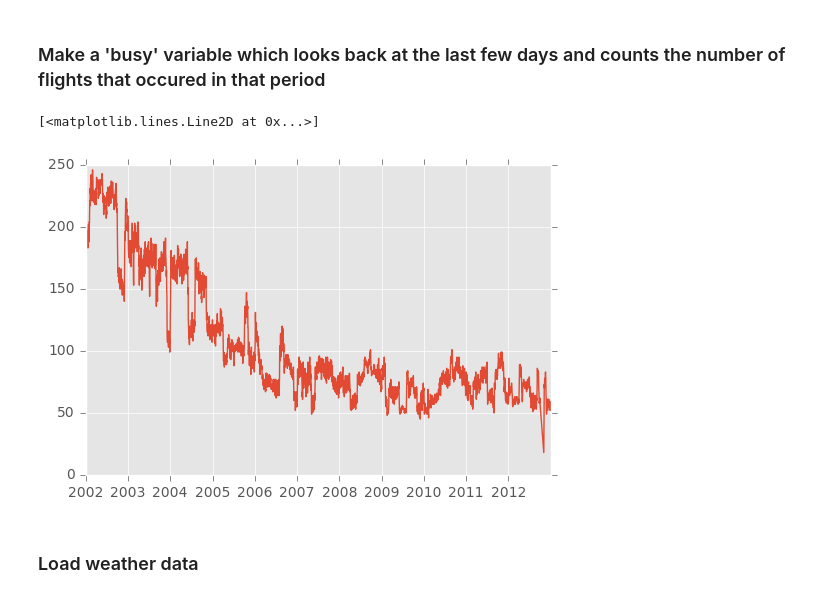
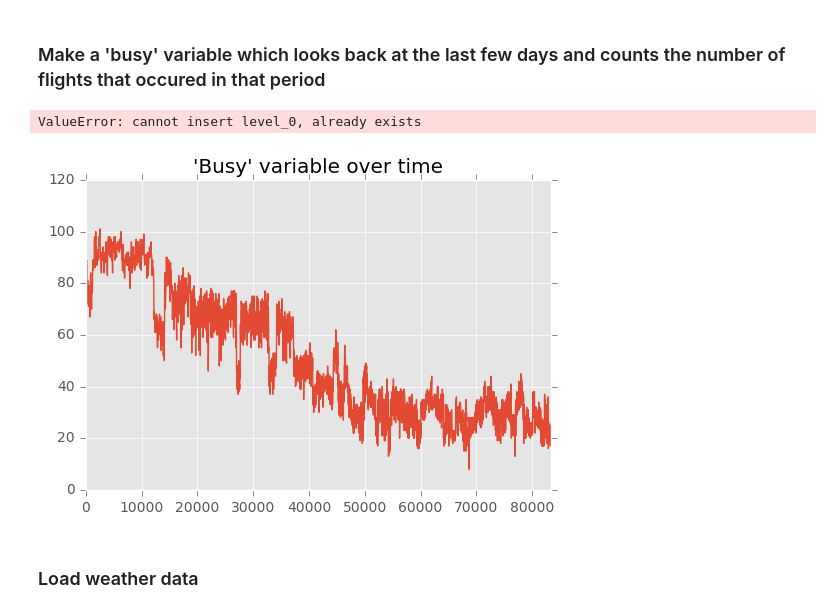
Before and after one commit to mattdns1006/flight, a Jupyter notebook: datatonic.ipynb, the cells around one changed output. Cells and saved outputs as stored; diff of their text form; code cells hidden in the pictures.

Commit message:
added busy fn

```diff
--- a/datatonic.ipynb
+++ b/datatonic.ipynb
@@ -309,21 +309,23 @@ Number of samples = 83304 for airline == US and airport = PIT.
 # %% [markdown]
 ### Make a 'busy' variable which looks back at the last few days and counts the number of flights that occured in that period
 # %%
-def busy(df,row,n_days_look_back = 4):
+def busy(df,row,n_days_look_back = 1):
     look_back_date = row['Date'] + pd.DateOffset(-n_days_look_back)
     after_look_back = (df.Date >= look_back_date)
     before_current = (df.Date <= row['Date'])
     busy = (after_look_back & before_current).sum() # number of flights in last n_days_look_back days
     return busy
 airline_flights['Busy'] = airline_flights.apply(lambda row: busy(airline_flights,row),axis=1)
+airline_flights.sort_values("Date") # for plot
+#airline_flights.reset_index(inplace=True)
+# %% [output]
+ValueError: cannot insert level_0, already exists
-# %%
-airline_flights.sort_values("Date")
-airline_flights.reset_index(inplace=True)
-# %%
-plt.plot(airline_flights.Date,airline_flights.Busy)
-# %% [output]
-[<matplotlib.lines.Line2D at 0x...>]
-[figure, removed]
+# %%
+airline_flights.Busy.plot()
+plt.title("'Busy' variable over time")
+plt.show()
+# %% [output]
+[figure, added]
 # %% [markdown]
 ### Load weather data
 # %%
```
Also changed, not shown: parts of 6 cells of this notebook.
